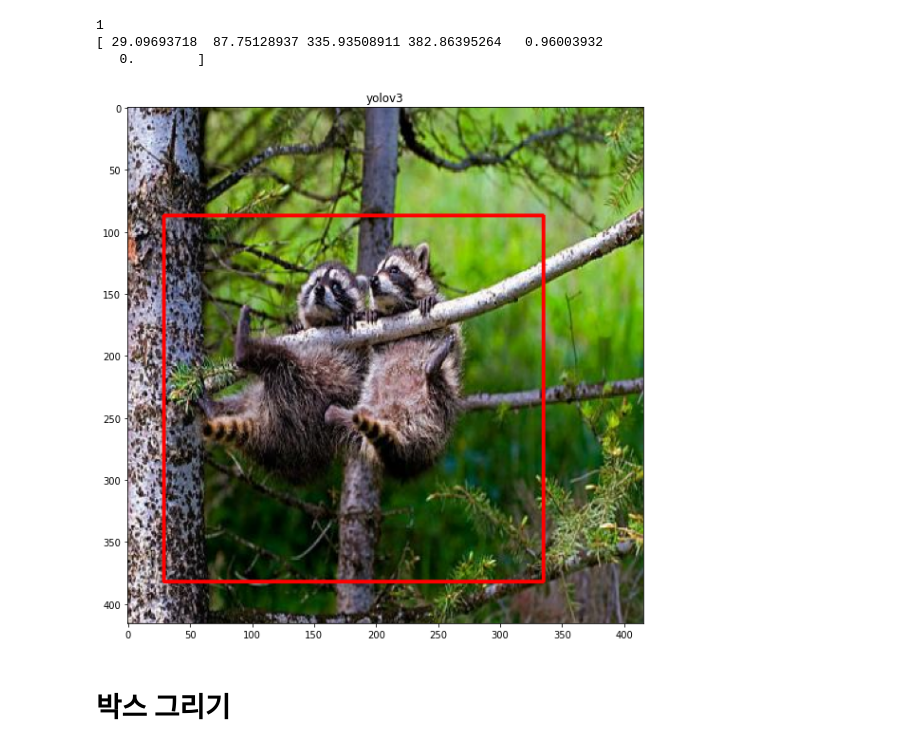
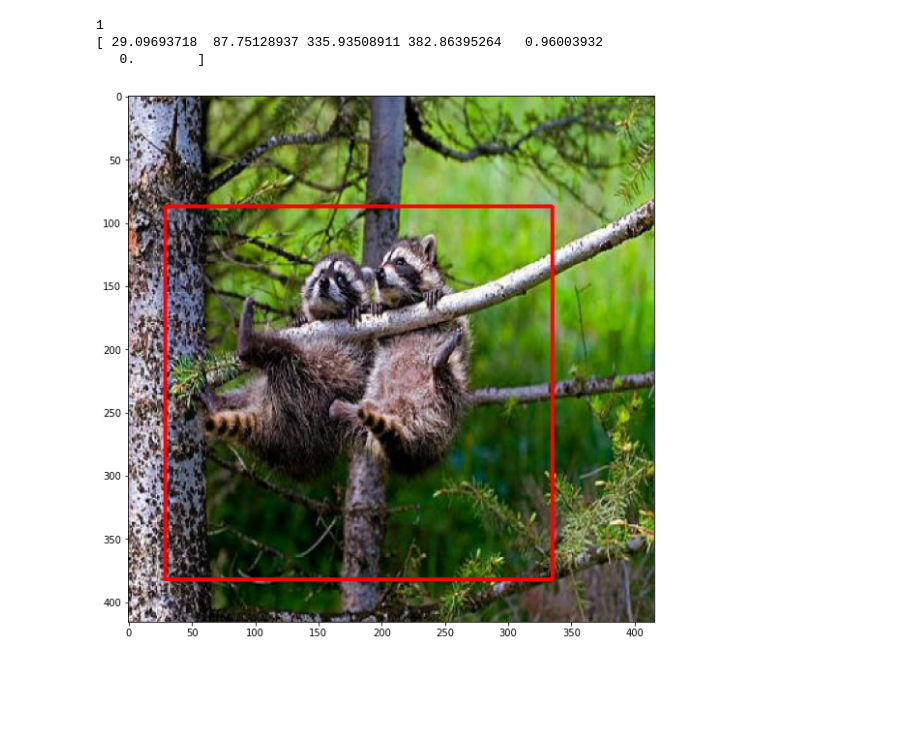
Before and after one commit to dhrim/MDC_2021, a Jupyter notebook: material/deep_learning/keras_yolov3_custom_model.ipynb, the cells around one changed output. Saved outputs shown, nothing was run; the diff lists cells and outputs as text; code cells hidden in the pictures; blank space fills up the shorter version.

Commit message:
update keras yolov3

```diff
--- a/material/deep_learning/keras_yolov3_custom_model.ipynb
+++ b/material/deep_learning/keras_yolov3_custom_model.ipynb
@@ -96,18 +89,16 @@ for bbox in bboxes:
 # %%
 dummy = np.copy(image)
 
 for box in bboxes:
-
-    x1, y1, x2, y2 = int(box[0]), int(box[1]), int(box[2]), int(box[3])
-    conf = box[4]
-    cls_id = int(box[5])
+    confidence = box[4]
+    box = box.astype(np.int)
+    x1, y1, x2, y2 = box[0], box[1], box[2], box[3]
+    class_id = box[5]
 
     dummy = cv2.rectangle(dummy, (x1,y1), (x2,y2), (255,0,0), 2)
 
 plt.figure(figsize=(12,10))
-plt.gca().set_title("yolov3"), plt.imshow(dummy)
+plt.imshow(dummy)
 plt.show()
 # %% [output]
-[figure, old version]
+[figure, new version]
-# %% [markdown]
-# 박스 그리기
```
Also changed, not shown: parts of 10 cells of this notebook.
